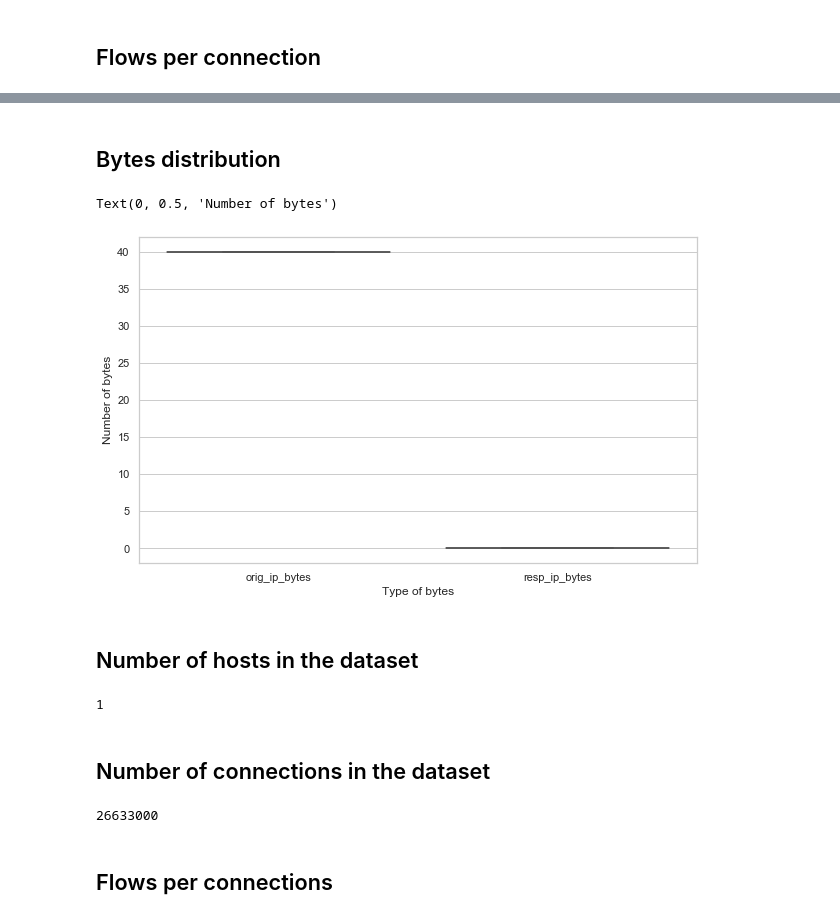
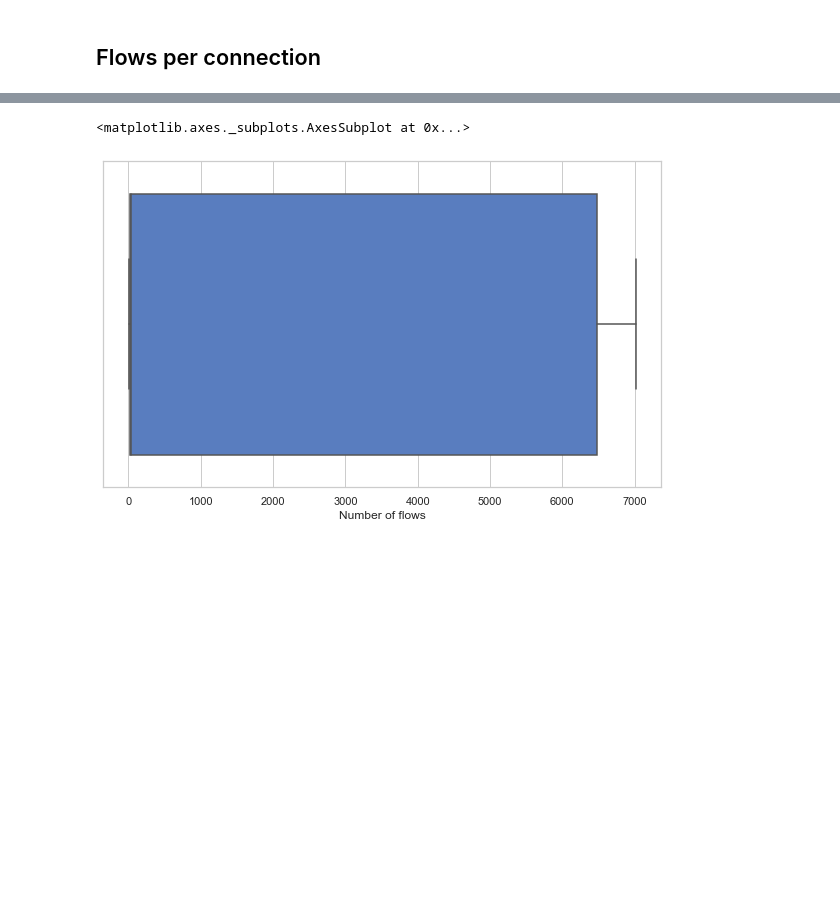
Before and after one commit to ghabbenjansen/thesis-vasileios, a Jupyter notebook: statistics_visualization.ipynb, the cells around one changed output, grey strips where cells are left out. Drawn from its saved outputs; the diff is of its cells as text; code cells hidden in the pictures; blank space fills up the shorter version.

```diff
--- a/statistics_visualization.ipynb
+++ b/statistics_visualization.ipynb
@@ -11,7 +11,7 @@ warnings.simplefilter(action='ignore', category=FutureWarning)
 # Benign Data
 # %%
 # open a capture with the normal data from a scenario
-data = pd.read_pickle('Datasets/IOT23/Malware-Capture-43-1/zeek_normal.pkl')
+data = pd.read_pickle('Datasets/UNSW-NB15/UNSW-NB15-1/normal.pkl')
 # %% [markdown]
 ## The structure of the dataset
 # %%
@@ -118,6 +172,6 @@ for index, row in main_hosts.iterrows():
 # %% [markdown]
 ## Number of connections in the dataset
 # %%
-flows_per_connection = data.groupby(['src_ip', 'dst_ip']).size().reset_index().rename(columns={0: 'num_flows'})
+flows_per_connection = data.groupby(['src_ip', 'dst_ip']).size().reset_index().rename(columns={0: 'Number of flows'})
 flows_per_connection.shape[0]
 # %% [output]
@@ -295,25 +204,6 @@ sns.countplot(x="protocol", data=port_scan)
-# %% [markdown]
-## Bytes distribution
 # %%
 plt.figure(figsize=(10, 6))
-sns.boxplot(x="variable", y="value", data=pd.melt(port_scan[['orig_ip_bytes', 'resp_ip_bytes']]), showfliers=False)
-plt.xlabel('Type of bytes')
-plt.ylabel('Number of bytes')
+sns.boxplot(x=flows_per_connection['Number of flows'], showfliers=False)
 # %% [output]
-Text(0, 0.5, 'Number of bytes')
+<matplotlib.axes._subplots.AxesSubplot at 0x...>
-[figure, old version]
+[figure, new version]
-# %% [markdown]
-## Number of hosts in the dataset
-# %%
-port_scan['src_ip'].nunique()
-# %% [output]
-1
-# %% [markdown]
-## Number of connections in the dataset
-# %%
-flows_per_connection_ps = port_scan.groupby(['src_ip', 'dst_ip']).size().reset_index().rename(columns={0: 'num_flows'})
-flows_per_connection_ps.shape[0]
-# %% [output]
-26633000
-# %% [markdown]
-## Flows per connections
```
Also changed, not shown: parts of 120 cells of this notebook, 15 other files.
